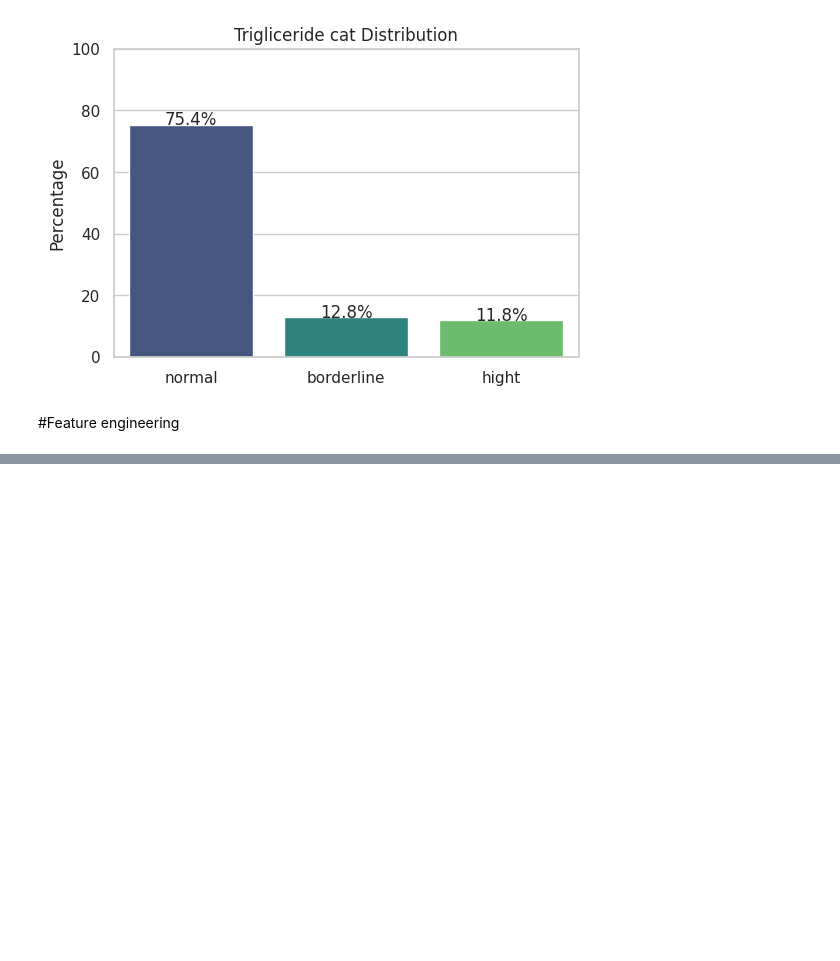
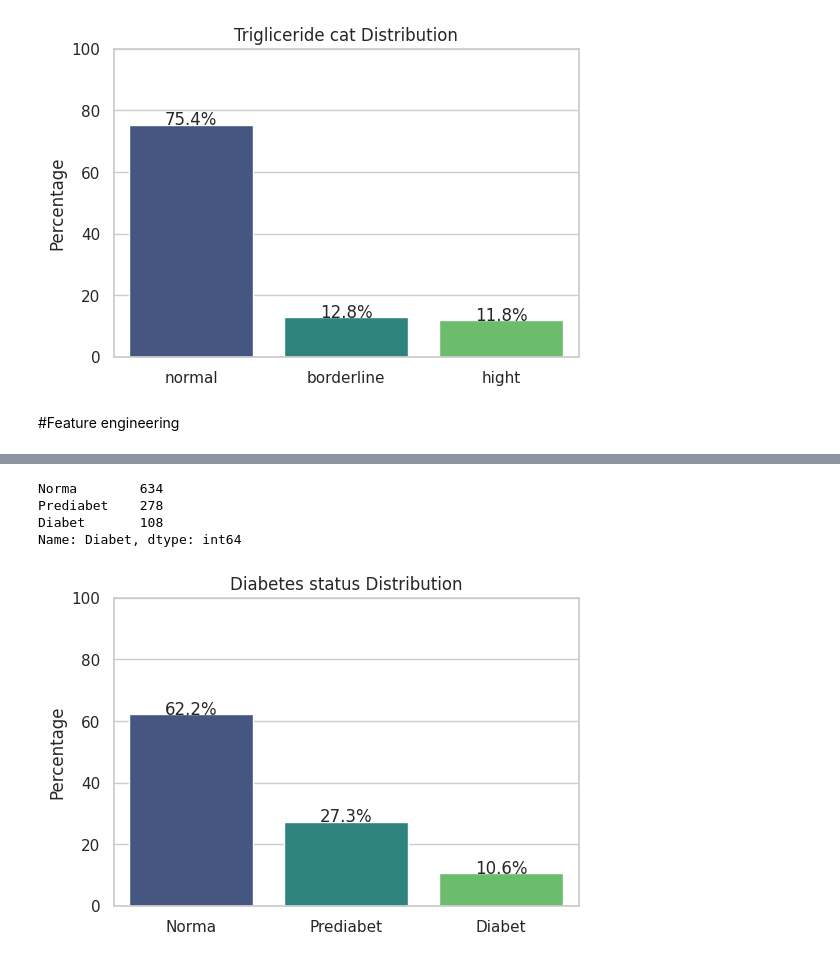
Before and after one commit to arnautoleg/Endocrinology, a Jupyter notebook: DZ_Endocrinolologie.ipynb, the cells around one changed output, grey strips where cells are left out. Cells and saved outputs as stored; diff of their text form; code cells hidden in the pictures; blank space fills up the shorter version.

```diff
--- a/DZ_Endocrinolologie.ipynb
+++ b/DZ_Endocrinolologie.ipynb
@@ -1052,0 +1049,3 @@ df.Insulina.isna().sum()
+# %%
+#Cholesterol ratio: cholesterol total / HDL-colesterol
+df['Cholesterol ratio'] = df['Colesterol total'] / df['HDL-C']
@@ -1052,0 +1202,35 @@ df.Insulina.isna().sum()
+# %%
+import numpy as np
+
+# Define your conditions and category labels
+condition_1 = (df['HbA1C'] >= 6.5) | (df['Glucoza bazală'] >= 7)
+condition_2 = ((5.7 <= df['HbA1C']) & (df['HbA1C'] <= 6.49)) | ((5.6 <= df['Glucoza bazală']) & (df['Glucoza bazală'] <= 6.99))
+
+
+# Create the categorical variable
+df['Diabet'] = np.select([condition_1, condition_2], ['Diabet', 'Prediabet'], default='Norma')
+# %%
+df['Diabet'].value_counts()
+# %% [output]
+Norma        634
+Prediabet    278
+Diabet       108
+Name: Diabet, dtype: int64
+# %%
+# Calculate proportions
+gender_proportions = df['Diabet'].value_counts(normalize=True) * 100  # Multiply by 100 to get percentages
+
+# Create a bar plot with proportions using Seaborn
+sns.set(style="whitegrid")
+plt.figure(figsize=(6, 4))  # Optional: Set the figure size
+ax = sns.barplot(x=gender_proportions.index, y=gender_proportions.values, palette="viridis")
+ax.set(ylabel="Percentage", title="Diabetes status Distribution")
+
+# Display percentages on top of the bars
+for p in ax.patches:
+    ax.annotate(f'{p.get_height():.1f}%', (p.get_x() + p.get_width() / 2., p.get_height()), ha='center')
+
+plt.ylim(0, 100)
+plt.show()
+# %% [output]
+[figure, added]
```
Also changed, not shown: parts of 32 cells of this notebook.
